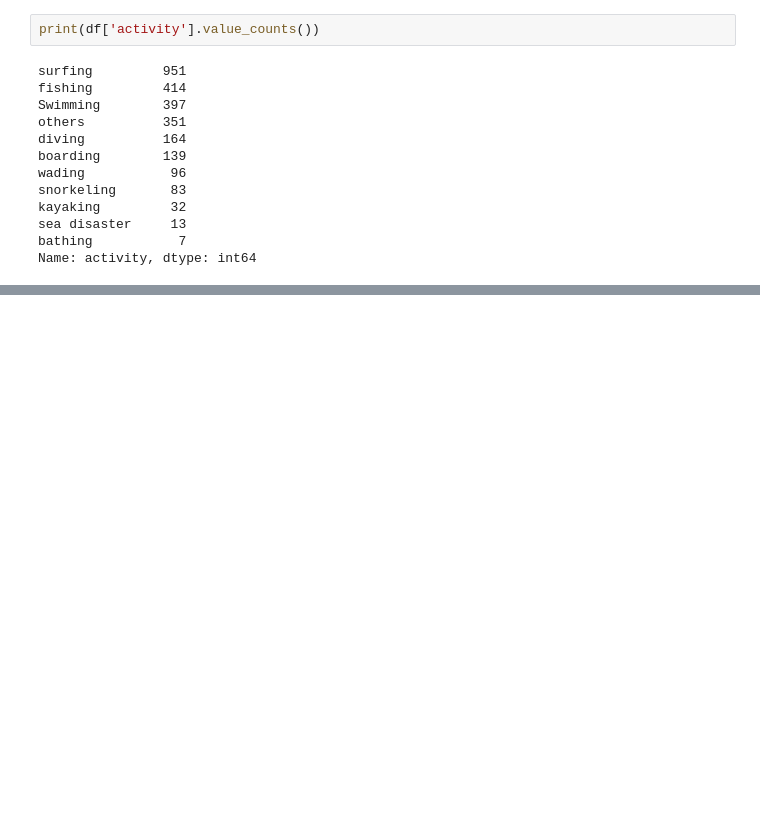
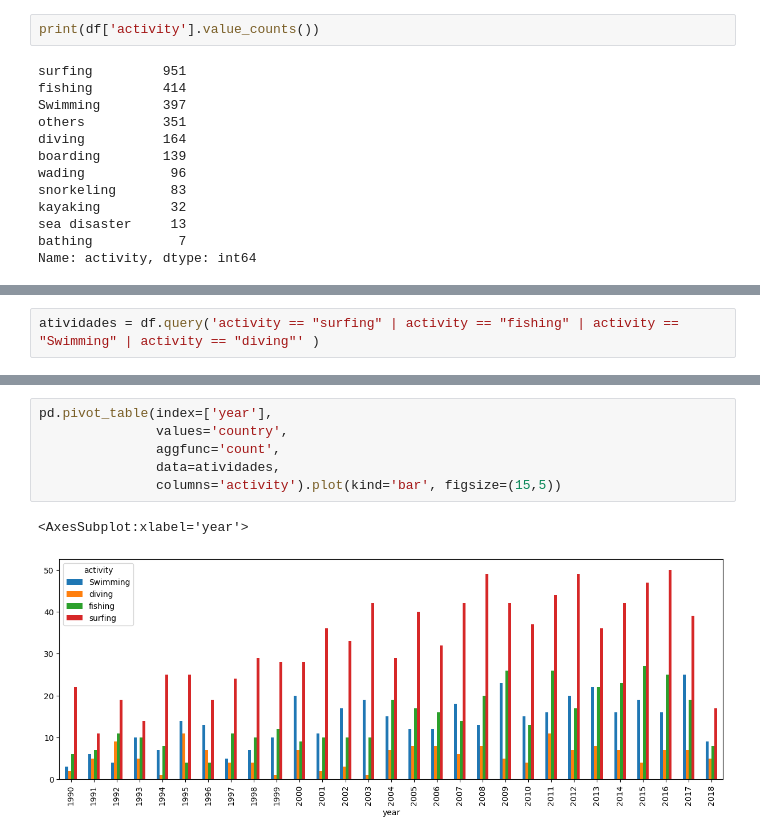
Before and after one commit to dvbarbato/shark-attack-data-analysis, a Jupyter notebook: project_shark.ipynb, the cells around one changed output, grey strips where cells are left out. Drawn from its saved outputs; the diff is of its cells as text; blank space fills up the shorter version.

```diff
--- a/project_shark.ipynb
+++ b/project_shark.ipynb
@@ -375,0 +415,2 @@ Name: activity, dtype: int64
+# %%
+atividades = df.query('activity == "surfing" | activity == "fishing" | activity == "Swimming" | activity == "diving"' )
@@ -375,0 +442,9 @@ Name: activity, dtype: int64
+# %%
+pd.pivot_table(index=['year'],
+               values='country',
+               aggfunc='count',
+               data=atividades,
+               columns='activity').plot(kind='bar', figsize=(15,5))
+# %% [output]
+<AxesSubplot:xlabel='year'>
+[figure, added]
```
Also changed, not shown: parts of 6 cells of this notebook.
